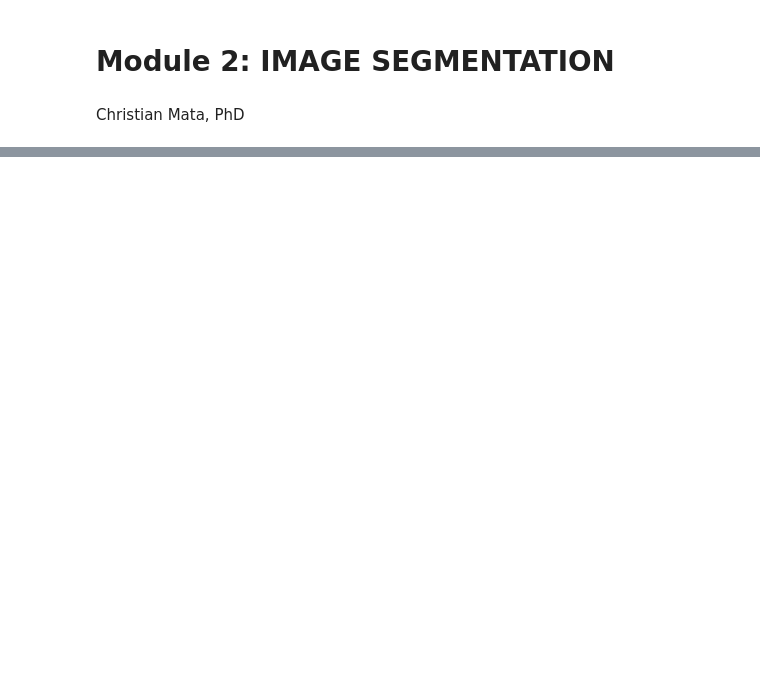
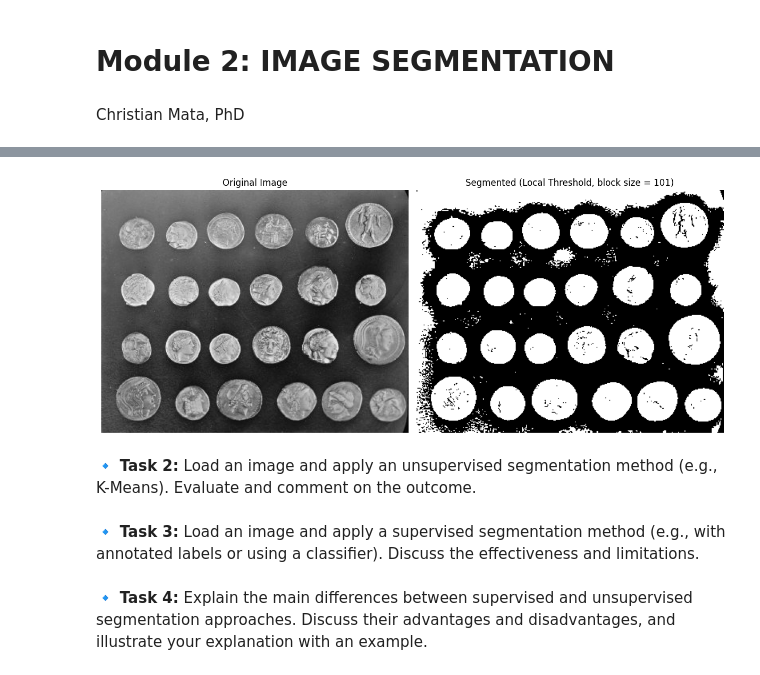
Before and after one commit to Mahsa-Goudarzi/ComputerVision, a Jupyter notebook: M2_Image Segmentation/Exercise 2.ipynb, the cells around one changed output, grey strips where cells are left out. Cells and saved outputs as stored; diff of their text form; code cells hidden in the pictures; blank space fills up the shorter version.

```diff
--- a/M2_Image Segmentation/Exercise 2.ipynb
+++ b/M2_Image Segmentation/Exercise 2.ipynb
@@ -25,0 +55,33 @@ Generate a single Python notebook implementing and answering the following quest
+# %%
+# Trying a different thresold method on th same image: threshold_local
+# It computes a threshold for each pixel based on its local neighborhood, which works better when the lighting varies across the image.
+# This approach handles shadows and uneven illumination much better than Otsu.
+# You'll often get more accurate separation of objects like coins, especially at the edges or under varied lighting.
+
+from skimage.filters import threshold_local
+
+# Apply local thresholding
+block_size = 101  # size of the neighborhood
+local_thresh = threshold_local(image, block_size, offset=10)
+binary_local = image > local_thresh
+
+# Display original and segmented image
+fig, axes = plt.subplots(1, 2, figsize=(12, 6))
+axes[0].imshow(image, cmap='gray')
+axes[0].set_title('Original Image')
+axes[0].axis('off')
+
+axes[1].imshow(binary_local, cmap='gray')
+axes[1].set_title(f'Segmented (Local Threshold, block size = {block_size})')
+axes[1].axis('off')
+
+plt.tight_layout()
+plt.show()
+# %% [output]
+[figure, added]
+# %% [markdown]
+🔹 **Task 2:** Load an image and apply an unsupervised segmentation method (e.g., K-Means). Evaluate and comment on the outcome.
+# %% [markdown]
+🔹 **Task 3:** Load an image and apply a supervised segmentation method (e.g., with annotated labels or using a classifier). Discuss the effectiveness and limitations.
+# %% [markdown]
+🔹 **Task 4:** Explain the main differences between supervised and unsupervised segmentation approaches. Discuss their advantages and disadvantages, and illustrate your explanation with an example.
```
Also changed, not shown: parts of 4 cells of this notebook.
